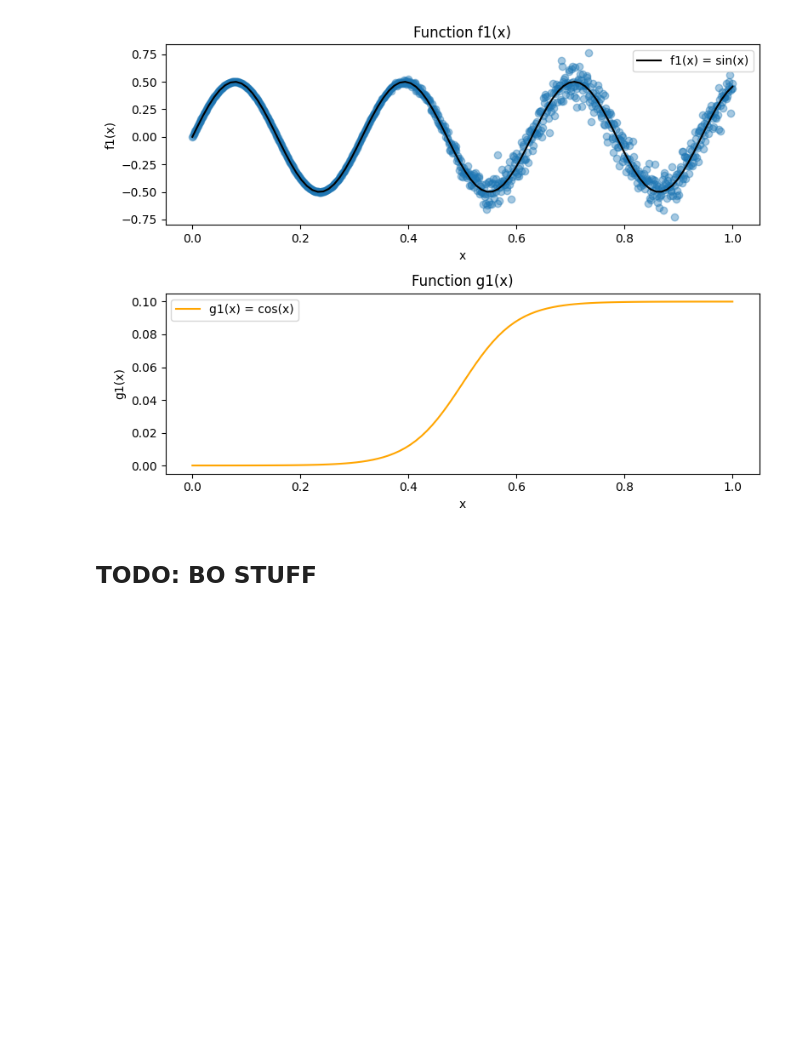
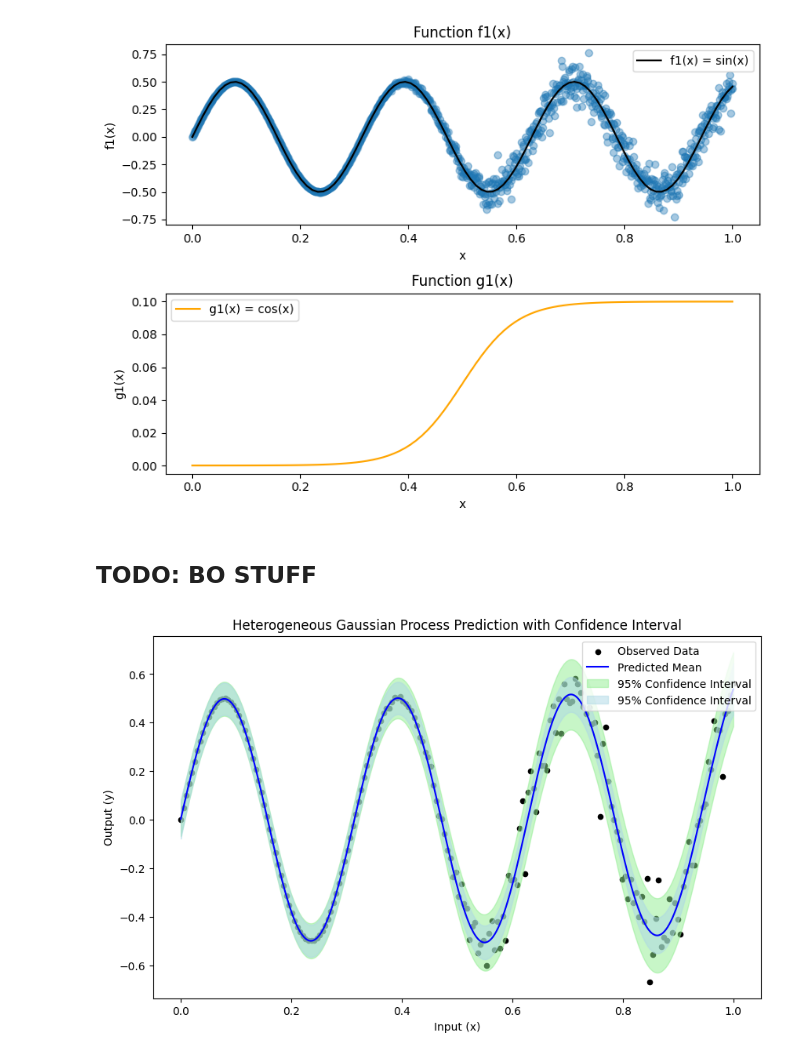
Before and after one commit to fazaghifari/hetgp-eval, a Jupyter notebook: bo_toy.ipynb, the cells around one changed output. Saved outputs shown, nothing was run; the diff lists cells and outputs as text; code cells hidden in the pictures; blank space fills up the shorter version.

```diff
--- a/bo_toy.ipynb
+++ b/bo_toy.ipynb
@@ -71,0 +95,37 @@ plt.show()
+# %%
+# Plot predictions
+plt.figure(figsize=(10, 6))
+
+# Scatter plot of observed data
+plt.scatter(x_init, y_init, color="black", label="Observed Data", s=20)
+
+# Plot predicted mean
+plt.plot(x_noise, Y_pred, color="blue", label="Predicted Mean")
+
+# Fill between for standard deviation
+plt.fill_between(
+    x_noise.flatten(),
+    (Y_pred - 1.96 * std_al).flatten(),
+    (Y_pred + 1.96 * std_al).flatten(),
+    color="lightgreen",
+    alpha=0.5,
+    label="95% Confidence Interval"
+)
+
+plt.fill_between(
+    x_noise.flatten(),
+    (Y_pred - 1.96 * std_ep).flatten(),
+    (Y_pred + 1.96 * std_ep).flatten(),
+    color="lightblue",
+    alpha=0.5,
+    label="95% Confidence Interval"
+)
+
+# Adding labels and title
+plt.xlabel("Input (x)")
+plt.ylabel("Output (y)")
+plt.title("Heterogeneous Gaussian Process Prediction with Confidence Interval")
+plt.legend()
+plt.show()
+# %% [output]
+[figure, added]
```
Also changed, not shown: parts of 1 cell of this notebook.
